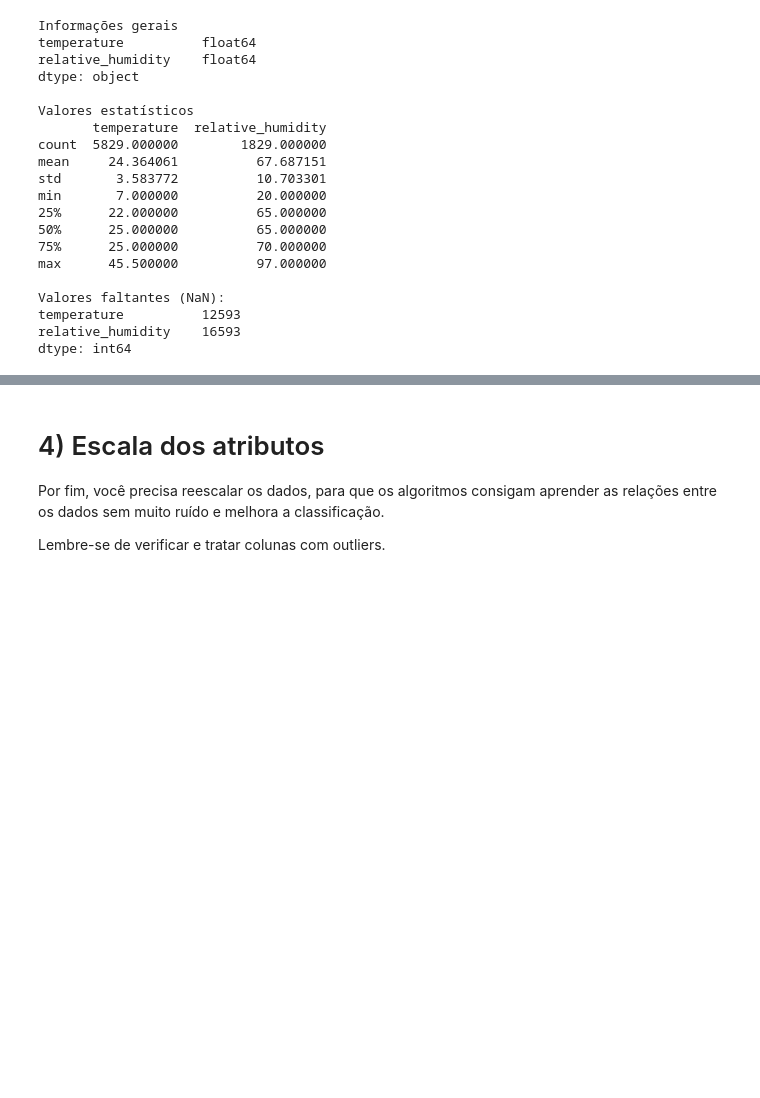
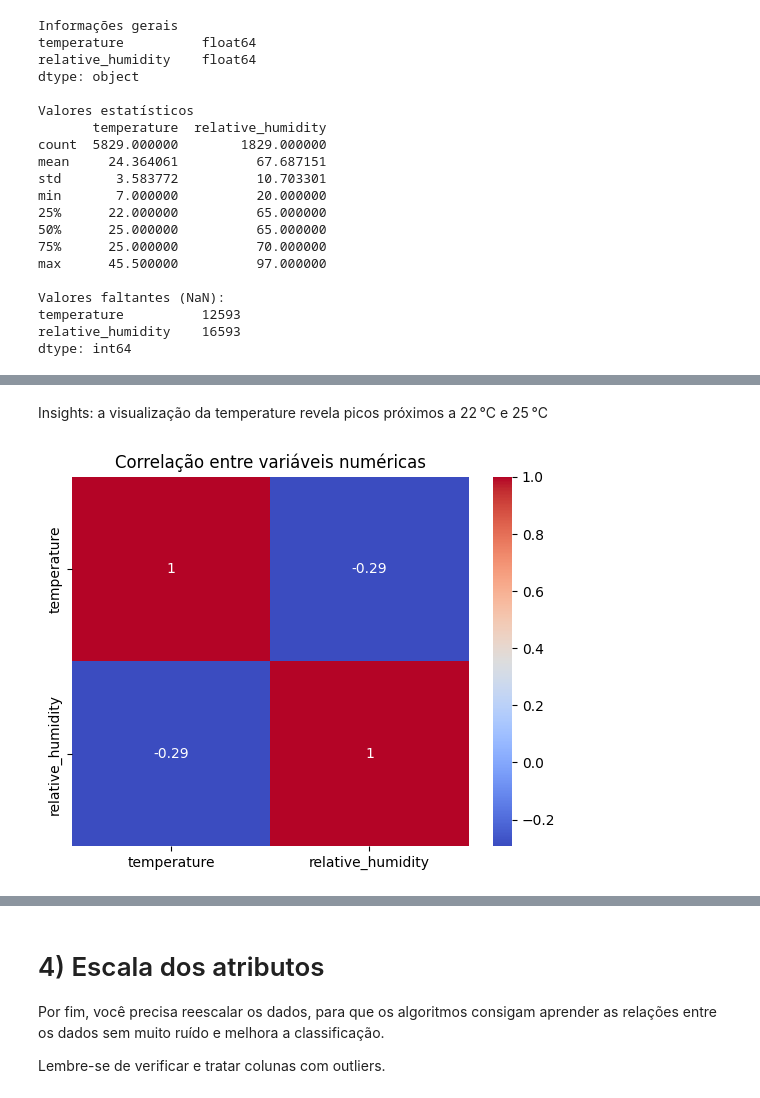
Before and after one commit to marcellsa/pucrs-trabalhos-academicos, a Jupyter notebook: 2025.2-machine-learning-i/projeto-machine-learning-1/notebooks/ML_Fase1.ipynb, the cells around one changed output, grey strips where cells are left out. Saved outputs shown, nothing was run; the diff lists cells and outputs as text; code cells hidden in the pictures; blank space fills up the shorter version.

```diff
--- a/2025.2-machine-learning-i/projeto-machine-learning-1/notebooks/ML_Fase1.ipynb
+++ b/2025.2-machine-learning-i/projeto-machine-learning-1/notebooks/ML_Fase1.ipynb
@@ -270,0 +491,9 @@ Ao final da análise, você deve escolher os atributos que considerou mais relev
+# %% [markdown]
+Insights: a visualização da temperature revela picos próximos a 22 °C e 25 °C
+# %%
+# Heatmap de correlação
+sns.heatmap(df[colunas_numericas].corr(), annot=True, cmap='coolwarm')
+plt.title("Correlação entre variáveis numéricas")
+plt.show()
+# %% [output]
+[figure, added]
```
Also changed, not shown: parts of 48 cells of this notebook.
